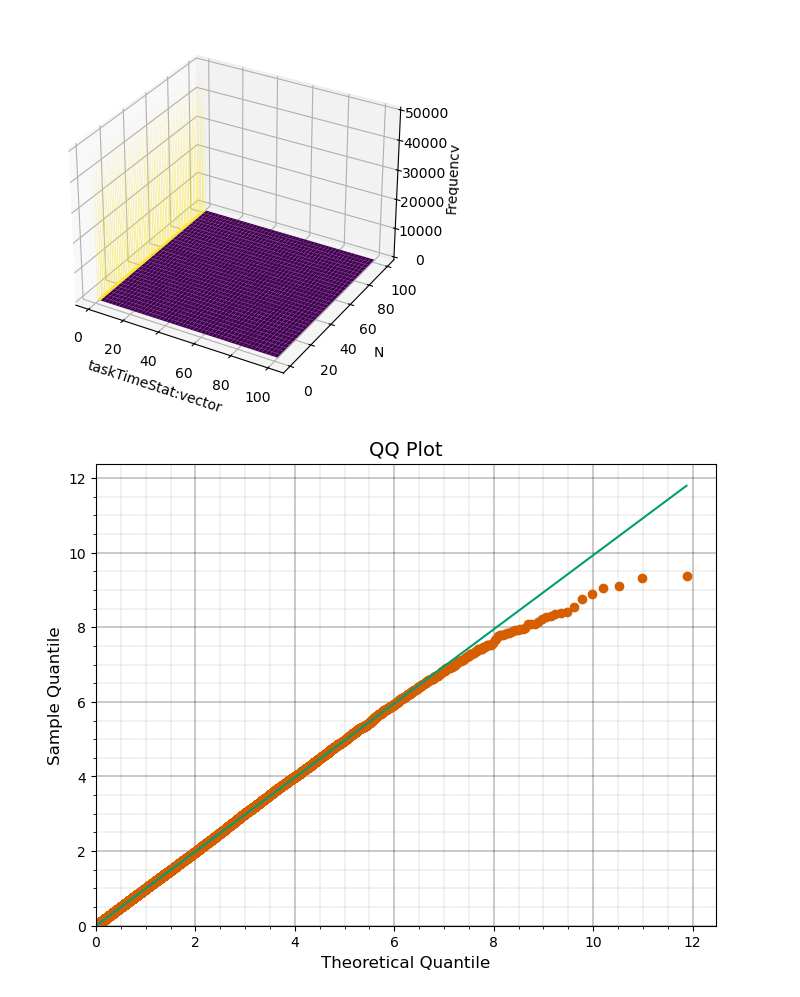
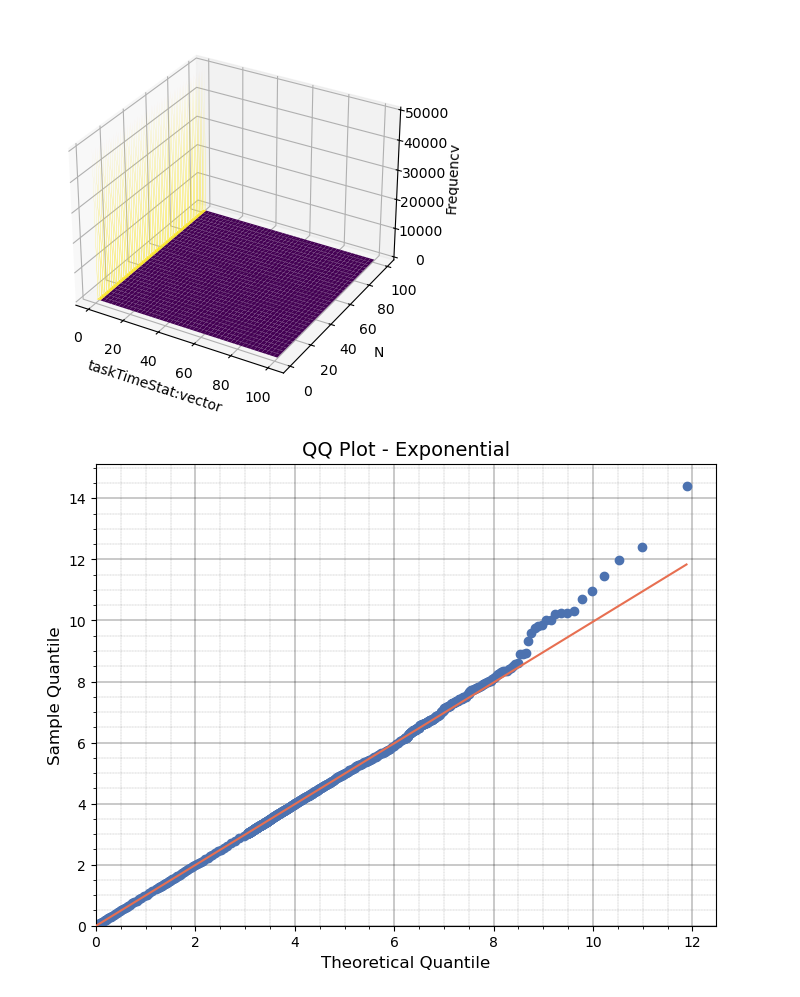
Before and after one commit to AlessandroDeMedici/pe-project, a Jupyter notebook: jupyter/Data_analysis.ipynb, the cells around one changed output. Drawn from its saved outputs; the diff is of its cells as text; code cells hidden in the pictures.

```diff
--- a/jupyter/Data_analysis.ipynb
+++ b/jupyter/Data_analysis.ipynb
@@ -12,7 +12,7 @@ if len(sys.argv) != 3 and 0:
     print('Usage: python autocorrelation.py <json_file> <stat>')
     sys.exit(1)
 
-json_file = "../simulations/results/DataAnalysis_p_0.5_interDeparture.json" # sys.argv[1]
+json_file = "../simulations/results/DataAnalysis_p_0.5.json" # sys.argv[1]
 
 f = open(json_file, 'r')
 data = json.load(f)
@@ -25,6 +25,7 @@ data loaded
 import numpy as np
 
 stat = 'taskTimeStat:vector'  #sys.argv[2]
+stat = 'cloudNodeStatInterDepartureTime:vector'
 # taskTimeStat:vector
 # cloudNodeStatInterDepartureTime:vector
 
@@ -172,6 +152,16 @@ for distr in repetitions_sampled_sbagliato:
 print(repetitions_sampled['1']['true'][1][:10])
 # %% [output]
 [3.635981813413, 11.419899778465, 6.737459381481, 3.970980976589, 25.183660992039, 0.341201405089, 5.384636449202, 1.726720714329, 0.183263998151, 8.589920387016]
+# %%
+# Usa questo per riprendere i valori dai json salvati bene
+
+# load repetitions_sampled from json
+with open('repetitions_sampled.json', 'r') as f:
+    repetitions_sampled = json.load(f)
+
+# load repetitions_original from json
+with open('repetitions_original.json', 'r') as f:
+    repetitions_original = json.load(f)
 # %%
 # Plot variance with respect to the number of samples (to check if the variance converges to a value)
 
@@ -383,37 +472,51 @@ import numpy as np
 import matplotlib.pyplot as plt
 import scipy.stats as stats
 
 # Unisci tutti i dati in una singola lista
 all_data = repetitions_original['1']['true'][100]
 #all_data = []
 #for key in data:
 #    all_data.extend(data[key])
 
 
 # Converti i dati in un array di NumPy
 all_data = np.array(all_data)
 
 # Lista delle distribuzioni da testare
 distributions = ['expon']
 
 # Crea un QQ plot per ciascuna distribuzione
 for distribution in distributions:
     plt.figure(figsize=(8, 6))
     stats.probplot(all_data, dist=distribution, plot=plt)
-    plt.title(f"QQ Plot", fontsize=14)
+    # Plot less points at the start and more at the end
+    plt.title(f"QQ Plot - Exponential", fontsize=14)
+    # Plot less points at the start and more at the end using exponential proportion
+    line = plt.gca().get_lines()[0]
+    x_data = line.get_xdata()
+    y_data = line.get_ydata()
+    n = len(x_data)
+    #indices = np.concatenate([np.unique(np.logspace(0, np.log10(n-1), num=500, dtype=int)), np.arange(int(n/1.3), n, 1)])
+    indices = np.concatenate([np.arange(0, int(n/1.4), 2000), np.arange(int(n/1.4), int(n/1.05), 500), np.arange(int(n/1.05), int(n/1.002), 10), np.arange(int(n/1.002), n, 1)])
+    plt.plot(x_data[indices], y_data[indices], 'o', color='#4c72b0', markersize=6)
+    line.remove()
     plt.xlabel('Theoretical Quantile', fontsize=12)
     plt.ylabel('Sample Quantile', fontsize=12)
     plt.grid(True)
     plt.minorticks_on()
     plt.grid(which='major', linestyle='-', linewidth='0.3', color='black')
     plt.grid(which='minor', linestyle=':', linewidth='0.2', color='black')
     plt.xlim(0)
     plt.ylim(0)
-    plt.gca().get_lines()[0].set_color('#e69f00')  # Set the color of the QQ plot line
-    plt.gca().get_lines()[1].set_color('#0072b2')  # Set the color of the QQ plot line
-    plt.gca().get_lines()[1].set_color('#009e73')  # Set the color of the QQ plot line
-    plt.gca().get_lines()[0].set_color('#d55e00')  # Set the color of the QQ plot line
+    #plt.gca().get_lines()[0].set_color('#4c72b0')  # Set the color of the QQ plot line
+    plt.gca().get_lines()[0].set_color('#e76f51')  # Set the color of the QQ plot line to a nice red-ish color
+    plt.gca().get_lines()[0].set_zorder(10)  # Bring the line to the top of the plot
+    #plt.gca().get_lines()[0].set_color('#e69f00')  # Set the color of the QQ plot line
+    #plt.gca().get_lines()[1].set_color('#0072b2')  # Set the color of the QQ plot line
+    #plt.gca().get_lines()[1].set_color('#009e73')  # Set the color of the QQ plot line
+    #plt.gca().get_lines()[0].set_color('#d55e00')  # Set the color of the QQ plot line
+    plt.savefig('interdeparture_qq_plot_exp_fairsharing_N100.pdf', format='pdf')
     plt.show()
 # %% [output]
-[figure, old version]
+[figure, new version]
 # %%
```
Also changed, not shown: parts of 9 cells of this notebook, 2 other files.
